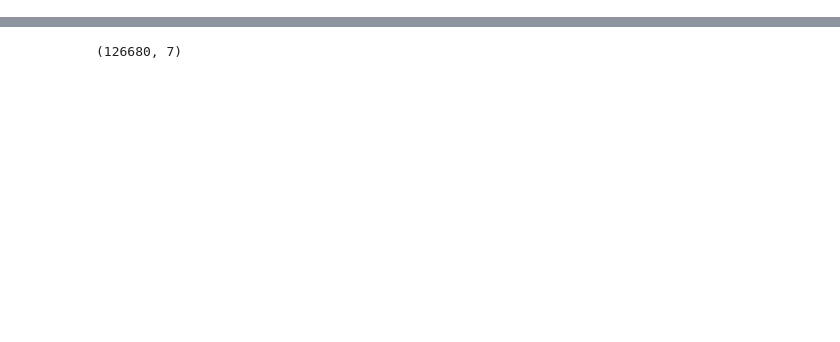
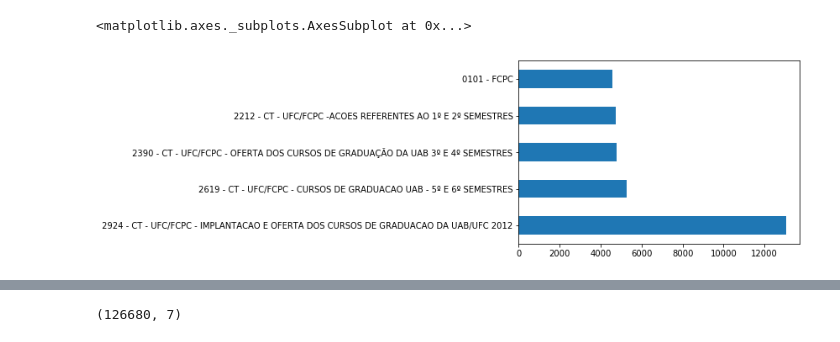
Before and after one commit to abevieiramota/course-python-data-analysis1, a Jupyter notebook: 00 - Exemplo.ipynb, the cells around one changed output, grey strips where cells are left out. Drawn from its saved outputs; the diff is of its cells as text; code cells hidden in the pictures; blank space fills up the shorter version.

```diff
--- a/00 - Exemplo.ipynb
+++ b/00 - Exemplo.ipynb
@@ -4,0 +62,2 @@ import pandas as pd
+# %%
+df = pd.read_csv("fisica.csv")
@@ -4,0 +71,3 @@ import pandas as pd
+# %%
+largest_projetos = df.projeto.value_counts().nlargest(5)
+largest_projetos
@@ -4,0 +81,5 @@ import pandas as pd
+# %%
+largest_projetos.plot(kind='barh')
+# %% [output]
+<matplotlib.axes._subplots.AxesSubplot at 0x...>
+[figure, added]
```
Also changed, not shown: parts of 23 cells of this notebook.
